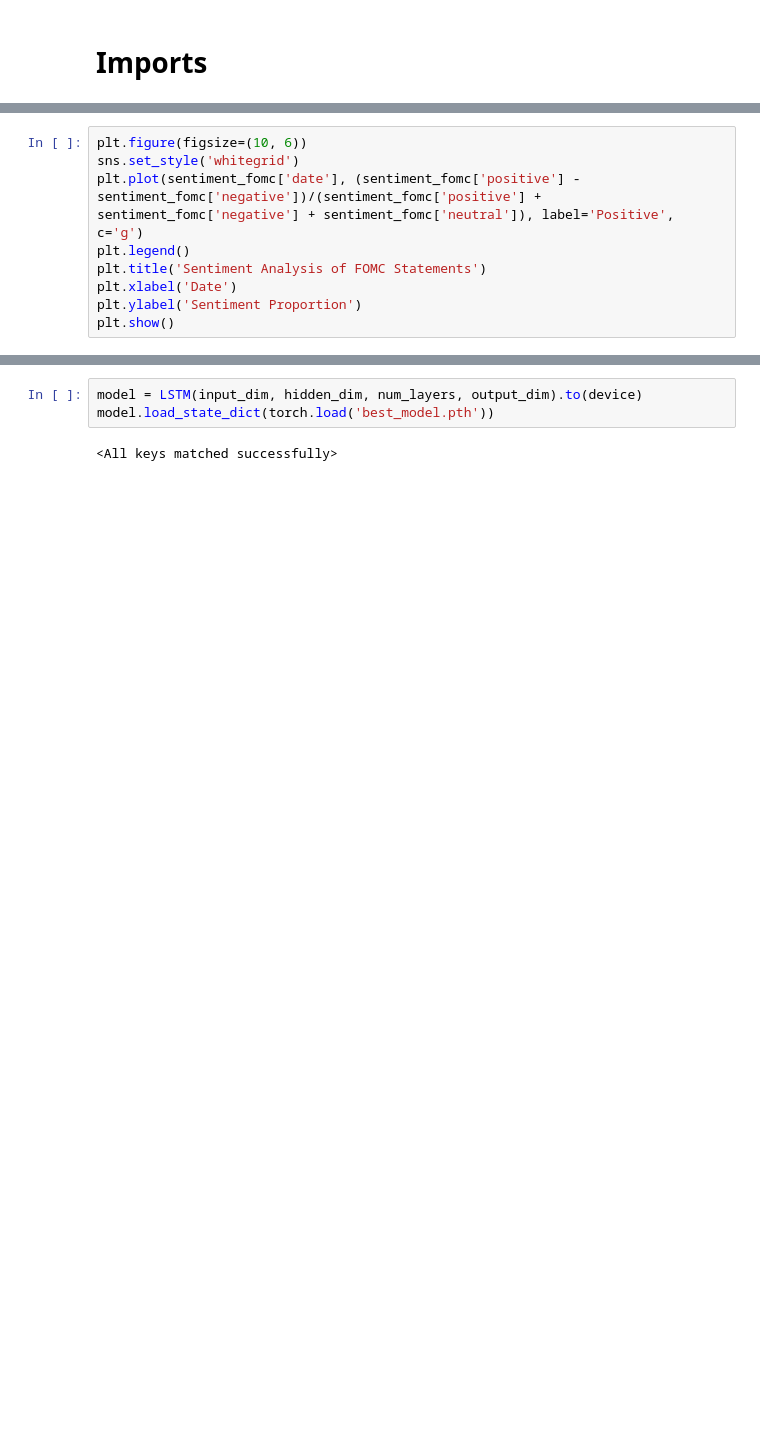
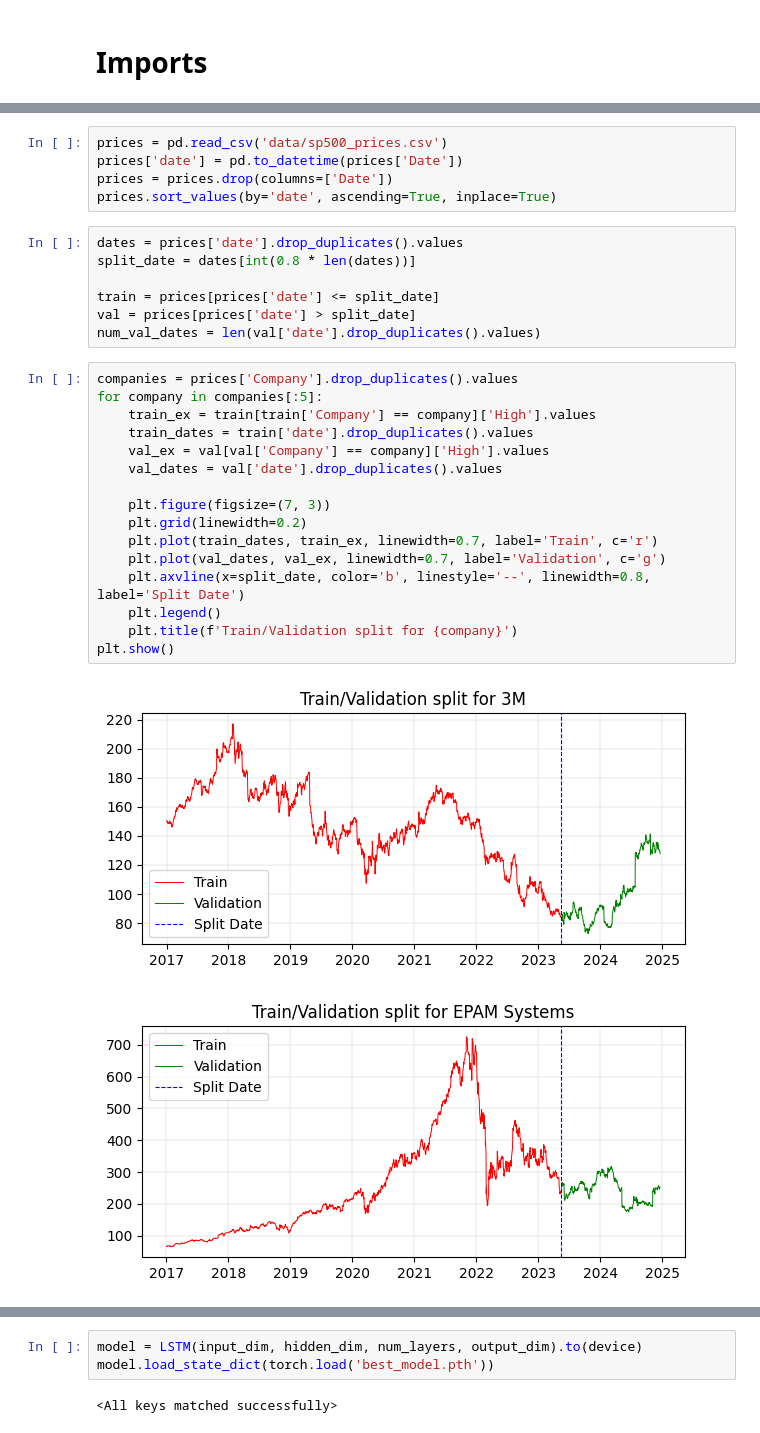
Before and after one commit to rrrbbb1/lstm-stock-prediction, a Jupyter notebook: notebook.ipynb, the cells around one changed output, grey strips where cells are left out. Cells and saved outputs as stored; diff of their text form; blank space fills up the shorter version.

```diff
--- a/notebook.ipynb
+++ b/notebook.ipynb
@@ -568,9 +75,0 @@ plt.show()
-# %%
-plt.figure(figsize=(10, 6))
-sns.set_style('whitegrid')
-plt.plot(sentiment_fomc['date'], (sentiment_fomc['positive'] - sentiment_fomc['negative'])/(sentiment_fomc['positive'] + sentiment_fomc['negative'] + sentiment_fomc['neutral']), label='Positive', c='g')
-plt.legend()
-plt.title('Sentiment Analysis of FOMC Statements')
-plt.xlabel('Date')
-plt.ylabel('Sentiment Proportion')
-plt.show()
@@ -803,0 +281,31 @@ class EarlyStopping:
+# %%
+prices = pd.read_csv('data/sp500_prices.csv')
+prices['date'] = pd.to_datetime(prices['Date'])
+prices = prices.drop(columns=['Date'])
+prices.sort_values(by='date', ascending=True, inplace=True)
+# %%
+dates = prices['date'].drop_duplicates().values
+split_date = dates[int(0.8 * len(dates))]
+
+train = prices[prices['date'] <= split_date]
+val = prices[prices['date'] > split_date]
+num_val_dates = len(val['date'].drop_duplicates().values)
+# %%
+companies = prices['Company'].drop_duplicates().values
+for company in companies[:5]:
+    train_ex = train[train['Company'] == company]['High'].values
+    train_dates = train['date'].drop_duplicates().values
+    val_ex = val[val['Company'] == company]['High'].values
+    val_dates = val['date'].drop_duplicates().values
+
+    plt.figure(figsize=(7, 3))
+    plt.grid(linewidth=0.2)
+    plt.plot(train_dates, train_ex, linewidth=0.7, label='Train', c='r')
+    plt.plot(val_dates, val_ex, linewidth=0.7, label='Validation', c='g')
+    plt.axvline(x=split_date, color='b', linestyle='--', linewidth=0.8, label='Split Date')
+    plt.legend()
+    plt.title(f'Train/Validation split for {company}')
+plt.show()
+# %% [output]
+[figure, added]
+[figure, added]
```
Also changed, not shown: parts of 155 cells of this notebook.
